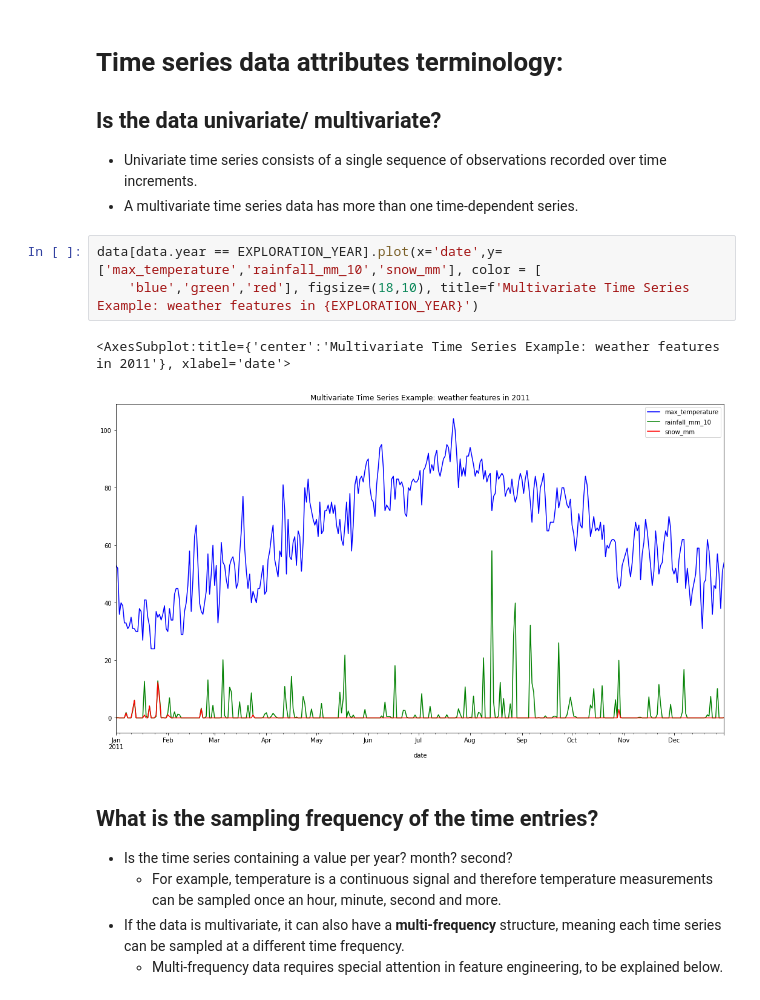
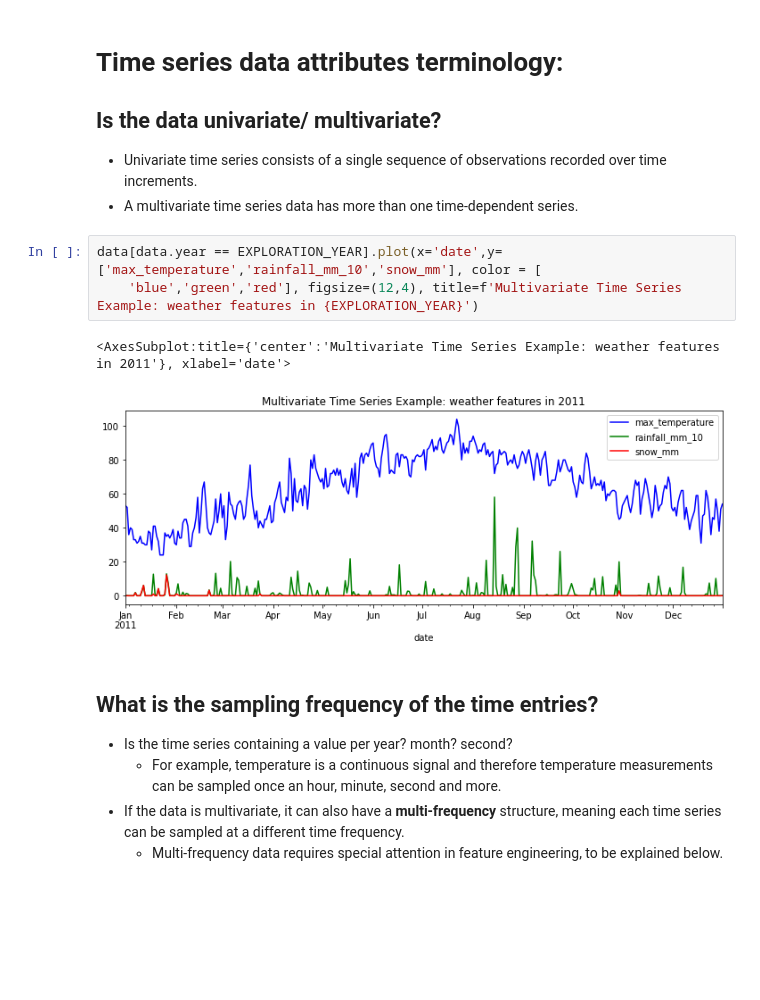
Before and after one commit to inbaroz/TimeSeriesIntroduction, a Jupyter notebook: ts_data_introduction.ipynb, the cells around one changed output. Cells and saved outputs as stored; diff of their text form; blank space fills up the shorter version.

Commit message:
graph_resize

```diff
--- a/ts_data_introduction.ipynb
+++ b/ts_data_introduction.ipynb
@@ -52,10 +52,10 @@ Let's begin!
    * A multivariate time series data has more than one time-dependent series.
 # %%
 data[data.year == EXPLORATION_YEAR].plot(x='date',y=['max_temperature','rainfall_mm_10','snow_mm'], color = [
-    'blue','green','red'], figsize=(18,10), title=f'Multivariate Time Series Example: weather features in {EXPLORATION_YEAR}')
+    'blue','green','red'], figsize=(12,4), title=f'Multivariate Time Series Example: weather features in {EXPLORATION_YEAR}')
 # %% [output]
 <AxesSubplot:title={'center':'Multivariate Time Series Example: weather features in 2011'}, xlabel='date'>
-[figure, old version]
+[figure, new version]
 # %% [markdown]
 ## What is the sampling frequency of the time entries?
 * Is the time series containing a value per year? month? second?
```
